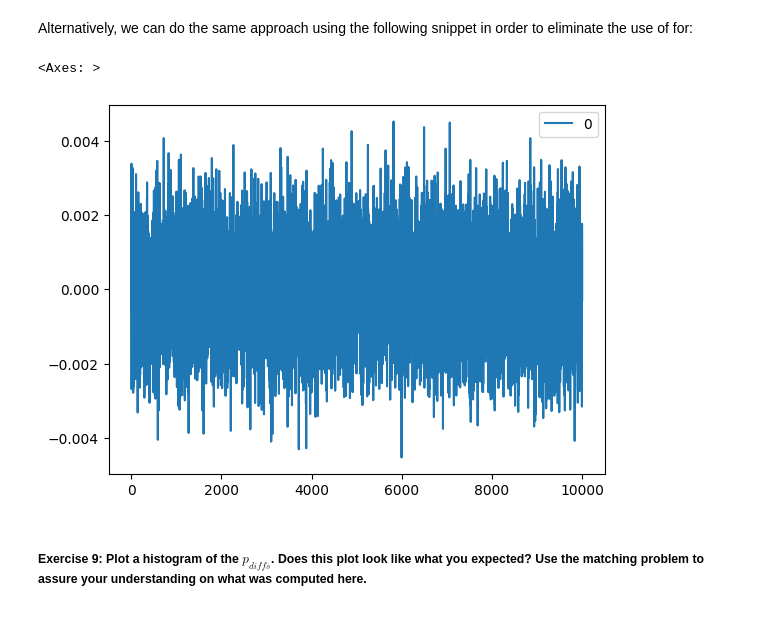
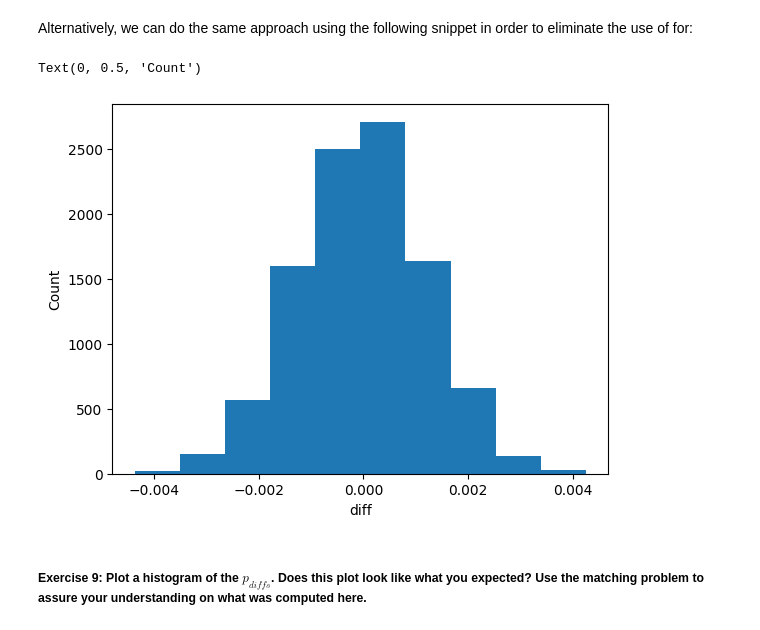
Before and after one commit to vchandraiitk/datascience, a Jupyter notebook: M1_MP2_NB_Hypothesis_Testing_Final.ipynb, the cells around one changed output. Cells and saved outputs as stored; diff of their text form; code cells hidden in the pictures.

```diff
--- a/M1_MP2_NB_Hypothesis_Testing_Final.ipynb
+++ b/M1_MP2_NB_Hypothesis_Testing_Final.ipynb
@@ -502,15 +501,18 @@ Alternatively, we can do the same approach using the following snippet in order
 # %%
 new_converted_simulation = np.random.binomial(n_new, p_new,  10000)/n_new
 old_converted_simulation = np.random.binomial(n_old, p_old,  10000)/n_old
 l = new_converted_simulation - old_converted_simulation
-pd.DataFrame(l).plot()
+#pd.DataFrame(l).plot()
+plt.hist(l)
+plt.xlabel('diff')
+plt.ylabel('Count')
 # Essentially, we are applying the null proportion to the total size of each page using the binomial distribution.
 # Each element, for example, innp.random.binomial(n_new, p_new, 10000) results in an array with values like [17262, 17250, 17277...].
 # This array is 10000 elements large When we divide it by n_new, Python broadcasts n_new for each element and we return a proportion for each element.
 # This is essentially is simulating, 10000, the new page conversion rate.
 # %% [output]
-<Axes: >
+Text(0, 0.5, 'Count')
-[figure, old version]
+[figure, new version]
 # %% [markdown]
 ##### Exercise 9: Plot a histogram of the $p_{diffs}$. Does this plot look like what you expected? Use the matching problem to assure your understanding on what was computed here.
 # %%
```
Also changed, not shown: parts of 31 cells of this notebook.
